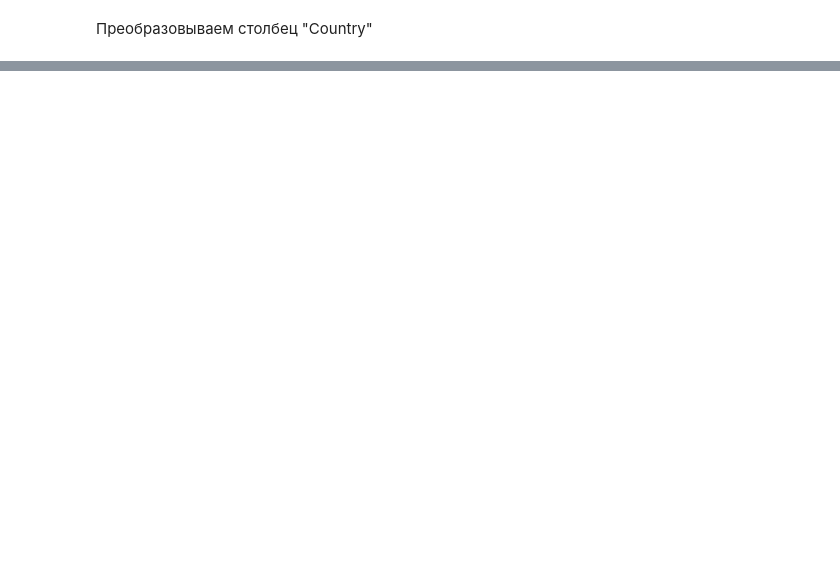
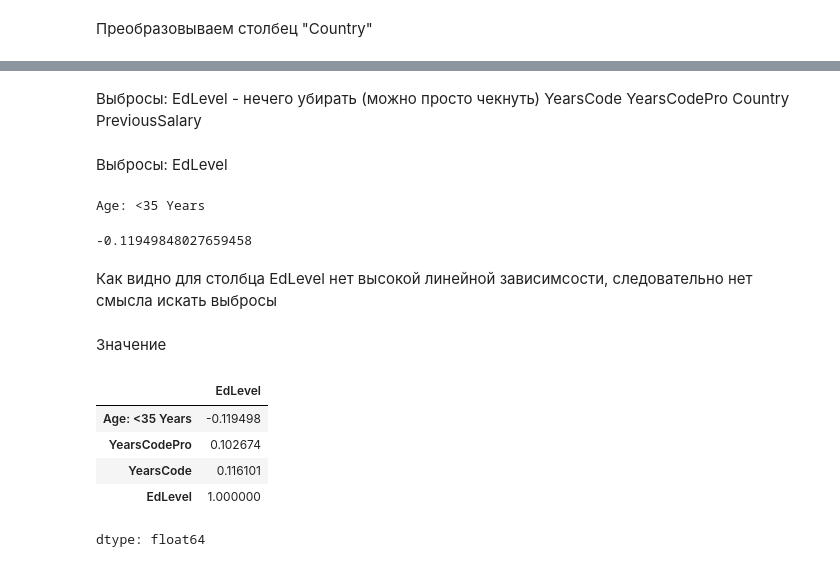
Before and after one commit to Den9p/MO_2, a Jupyter notebook: Кувшанов,_Поляруш,_Чепак_ТюмГУ_МО2_ДЗ_1.ipynb, the cells around one changed output, grey strips where cells are left out. Drawn from its saved outputs; the diff is of its cells as text; code cells hidden in the pictures; blank space fills up the shorter version.

```diff
--- a/Кувшанов,_Поляруш,_Чепак_ТюмГУ_МО2_ДЗ_1.ipynb
+++ b/Кувшанов,_Поляруш,_Чепак_ТюмГУ_МО2_ДЗ_1.ipynb
@@ -387,0 +355,28 @@ df
+# %% [markdown]
+Выбросы: EdLevel - нечего убирать (можно просто чекнуть)
+YearsCode
+YearsCodePro
+Country
+PreviousSalary
+# %% [markdown]
+Выбросы: EdLevel
+# %%
+mostcorrcol = df.corr()['EdLevel'].drop('EdLevel').abs().idxmax()
+print(mostcorrcol)
+df.corr()['EdLevel'][mostcorrcol]
+# %% [output]
+Age: <35 Years
+-0.11949848027659458
+# %% [markdown]
+Как видно для столбца EdLevel нет высокой линейной зависимсости, следовательно нет смысла искать выбросы
+# %% [markdown]
+Значение
+# %%
+df.corr()['EdLevel'].loc[lambda x: (x > 0.1) | (x < -0.1)].sort_values()
+# %% [output]
+|  | EdLevel |
+| Age: <35 Years | -0.119498 |
+| YearsCodePro | 0.102674 |
+| YearsCode | 0.116101 |
+| EdLevel | 1.000000 |
+dtype: float64
```
Also changed, not shown: parts of 19 cells of this notebook.
